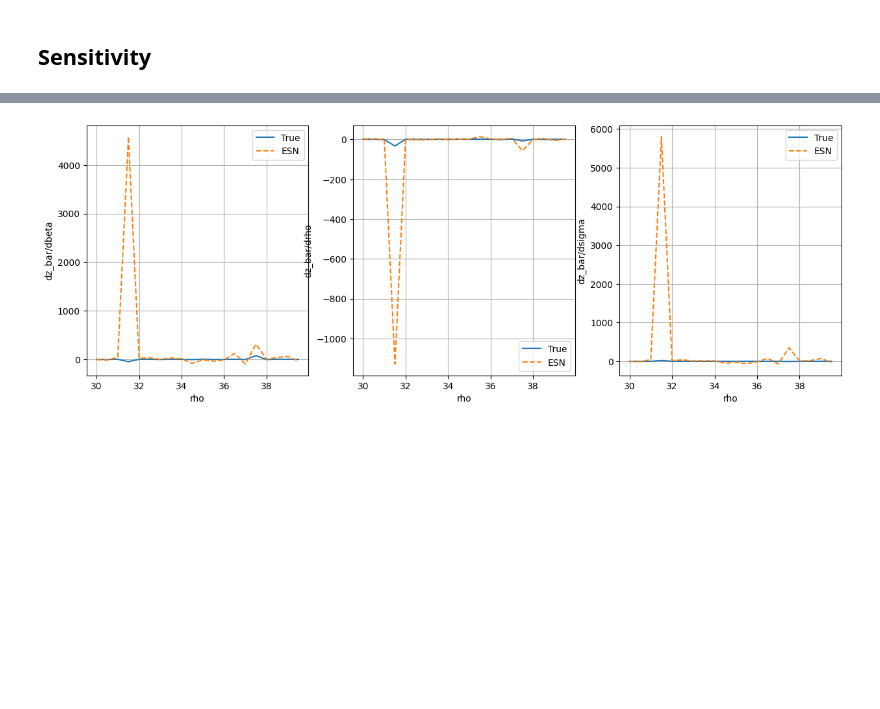
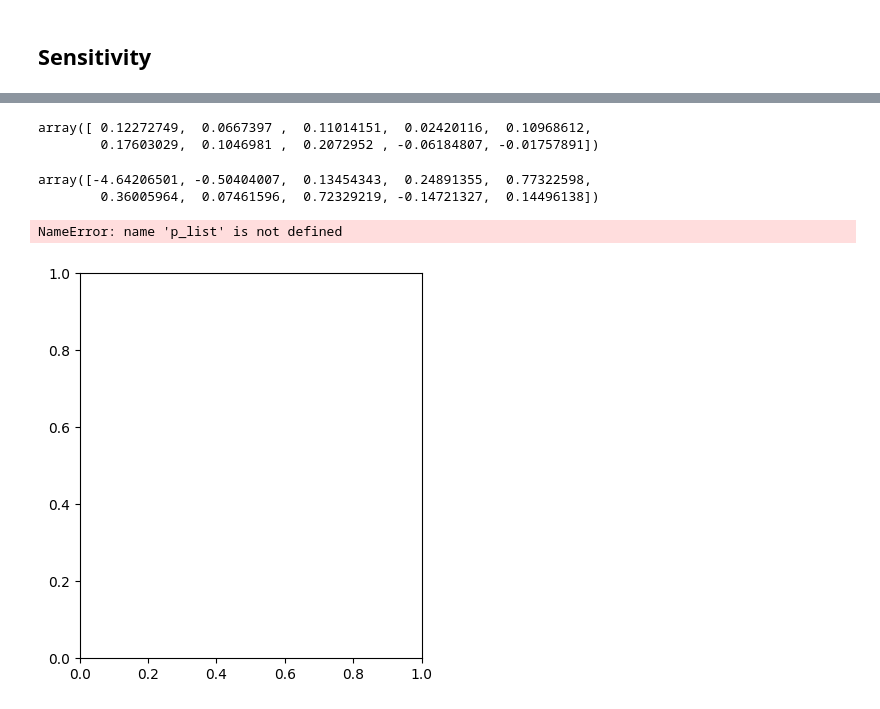
Before and after one commit to MagriLab/Adjoint-ESN, a Jupyter notebook: src/run_dyn_sys_from_results.ipynb, the cells around one changed output, grey strips where cells are left out. Drawn from its saved outputs; the diff is of its cells as text; code cells hidden in the pictures; blank space fills up the shorter version.

Commit message:
Sensitivity of Lorenz 63

```diff
--- a/src/run_dyn_sys_from_results.ipynb
+++ b/src/run_dyn_sys_from_results.ipynb
@@ -186,8 +195,8 @@ for name in results.keys():
 
 hyp_param_scales = ['uniform']*len(hyp_param_names)
 
-ESN_dict['input_seeds'] = [5,6,7]
-ESN_dict['reservoir_seeds'] = [8,9]
+ESN_dict['input_seeds'] = [0,1,2]
+ESN_dict['reservoir_seeds'] = [3,4]
 
 my_ESN = ESN(**ESN_dict)
 set_ESN(my_ESN,hyp_param_names,hyp_param_scales,hyp_params)
@@ -213,3 +222,10 @@ Parameter normalization is changed, training must be done again.
+# %%
+y0 = np.zeros((1,DATA["train"]["u_washout"][0].shape[1]))
+y0[0,0] = 1.0
+y0[0,1] = 1.0
+y0[0,2] = 1.0
+
+u_washout_auto = np.repeat(y0, [len(DATA["train"]["u_washout"][0])], axis = 0)
 # %% [markdown]
 ## Predict and visualize
 # %%
@@ -560,0 +582,26 @@ Finite [0.26701574 0.9442644  0.10687682]
+# %%
+if sys == Lorenz63:
+    params = {}
+    params["beta"] = 8/3
+    params["rho"] = 28.0
+    params["sigma"] = 10.0
+elif sys == Lorenz96:
+    params = {}
+    params["p"] = 8.0
+
+sim_time = 1.0
+for random_seed in range(1):
+    my_sys, y_sim, t_sim = pp.load_data_dyn_sys(sys,
+                                                params,
+                                                sim_time,
+                                                sim_dt,
+                                                random_seed=random_seed,
+                                                integrator=integrator)
+
+    dJdp_direct = sens.true_direct_sensitivity(my_sys, t_sim, y_sim, dobjective_fun,integrator=integrator)
+    dJdp_adj = sens.true_adjoint_sensitivity(my_sys, t_sim, y_sim, dobjective_fun,integrator=integrator)
+    dJdp_finite = sens.true_finite_difference_sensitivity(
+        my_sys, t_sim, y_sim, h=1e-8, objective_fun=objective_fun, method="central",integrator=integrator)
+    print('Direct', dJdp_direct)
+    print('Adjoint', dJdp_adj)
+    print('Finite', dJdp_finite)
@@ -650,15 +822,28 @@ Finite esn: [-6.15865673 -0.29352814 -0.03706168]
+# %%
+sens_results["dJdp"]["true"]["adjoint"][0,2,:,0]
+# %% [output]
+array([ 0.12272749,  0.0667397 ,  0.11014151,  0.02420116,  0.10968612,
+        0.17603029,  0.1046981 ,  0.2072952 , -0.06184807, -0.01757891])
+# %%
+sens_results["dJdp"]["esn"]["adjoint"][2,0,2,:,0]
+# %% [output]
+array([-4.64206501, -0.50404007,  0.13454343,  0.24891355,  0.77322598,
+        0.36005964,  0.07461596,  0.72329219, -0.14721327,  0.14496138])
 # %%
+dJdp_true_mean = np.mean(dJdp["true"]["adjoint"], axis = 2)
+dJdp_esn_mean =  np.mean(dJdp["esn"]["adjoint"], axis = 2)
 plt.figure(figsize=(15,5))
 for i, param in enumerate(param_vars):
     plt.subplot(1,len(param_vars),i+1)
     vis.plot_lines(p_list[:,eParam.rho],
-                dJdp["true"]["adjoint"][:,eParam[param]],
-                dJdp["esn"]["adjoint"][:,eParam[param]],
+                dJdp_true_mean[:,eParam[param],0],
+                dJdp_esn_mean[:,0,0], #dJdp_esn_mean[:,eParam[param],0],
                 linestyle=["-","--"],
                 xlabel="rho",
                 ylabel=f"dz_bar/d{param}",
                 )
 
     plt.legend(["True","ESN"])
 # %% [output]
+NameError: name 'p_list' is not defined
-[figure, old version]
+[figure, new version]
```
Also changed, not shown: parts of 25 cells of this notebook, 7 other files.
